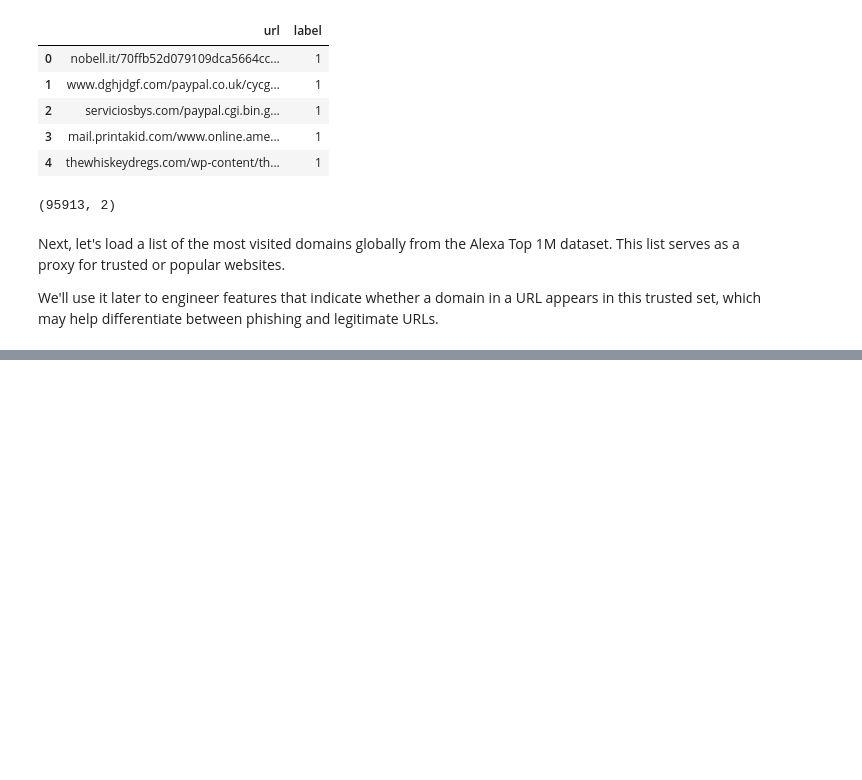
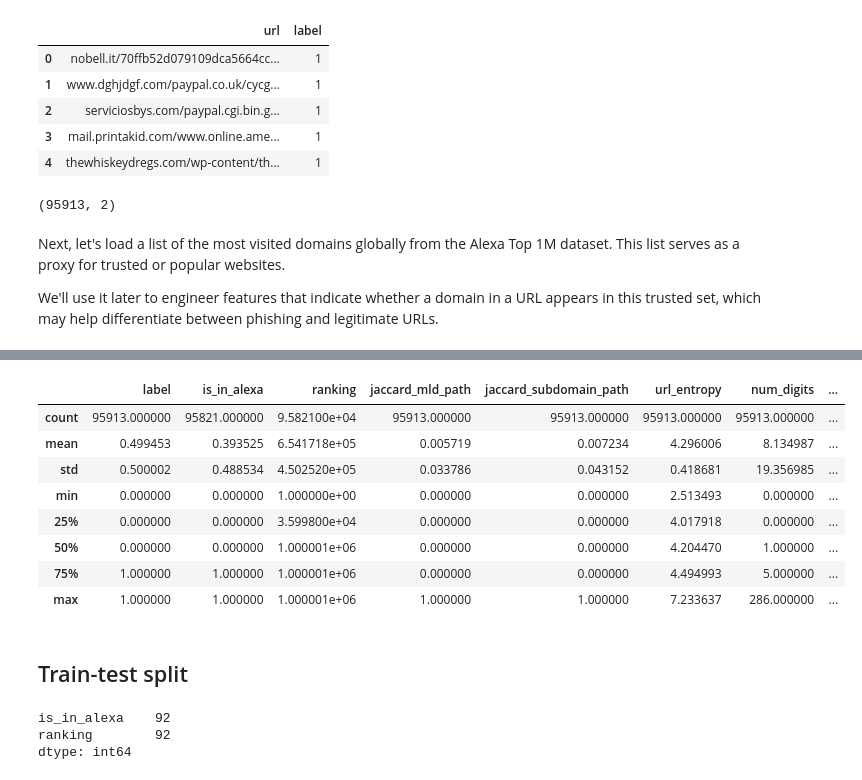
Before and after one commit to polinacsv/detecting-phishing-URLs, a Jupyter notebook: notebooks/modeling_pipeline.ipynb, the cells around one changed output, grey strips where cells are left out. Cells and saved outputs as stored; diff of their text form; code cells hidden in the pictures; blank space fills up the shorter version.

```diff
--- a/notebooks/modeling_pipeline.ipynb
+++ b/notebooks/modeling_pipeline.ipynb
@@ -62,0 +135,3 @@ alexa_df.head()
+# %%
+df = extract_jaccard_features(df)
+df[["jaccard_mld_path", "jaccard_subdomain_path"]].describe()
@@ -62,0 +177,6 @@ alexa_df.head()
+# %%
+# Apply entropy feature
+df = add_entropy_feature(df)
+
+# Preview the result
+df[['url', 'url_entropy']].head()
@@ -62,0 +220,15 @@ alexa_df.head()
+# %%
+# Apply the full feature extractor
+df = add_url_structure_features(df)
+
+# Preview all new features
+df[[
+    'url',
+    'num_digits',
+    'url_length',
+    'num_subdomains',
+    'num_path_segments',
+    'num_suspicious_keywords',
+    'num_special_chars',
+    'has_brand_conflict'
+]].head()
@@ -62,0 +263,14 @@ alexa_df.head()
+# %%
+df.describe()
+# %% [output]
+|  | label | is_in_alexa | ranking | jaccard_mld_path | jaccard_subdomain_path | url_entropy | num_digits | ... |
+| count | 95913.000000 | 95821.000000 | 9.582100e+04 | 95913.000000 | 95913.000000 | 95913.000000 | 95913.000000 | ... |
+| mean | 0.499453 | 0.393525 | 6.541718e+05 | 0.005719 | 0.007234 | 4.296006 | 8.134987 | ... |
+| std | 0.500002 | 0.488534 | 4.502520e+05 | 0.033786 | 0.043152 | 0.418681 | 19.356985 | ... |
+| min | 0.000000 | 0.000000 | 1.000000e+00 | 0.000000 | 0.000000 | 2.513493 | 0.000000 | ... |
+| 25% | 0.000000 | 0.000000 | 3.599800e+04 | 0.000000 | 0.000000 | 4.017918 | 0.000000 | ... |
+| 50% | 0.000000 | 0.000000 | 1.000001e+06 | 0.000000 | 0.000000 | 4.204470 | 1.000000 | ... |
+| 75% | 1.000000 | 1.000000 | 1.000001e+06 | 0.000000 | 0.000000 | 4.494993 | 5.000000 | ... |
+| max | 1.000000 | 1.000000 | 1.000001e+06 | 1.000000 | 1.000000 | 7.233637 | 286.000000 | ... |
+# %% [markdown]
+## Train-test split
@@ -62,0 +286,13 @@ alexa_df.head()
+# %%
+# Drop rows with missing labels
+df = df.dropna(subset=["label"])
+
+# Check for missing values in other columns
+missing_counts = df.isna().sum()
+
+# Show only columns that have missing values
+missing_counts[missing_counts > 0]
+# %% [output]
+is_in_alexa    92
+ranking        92
+dtype: int64
```
Also changed, not shown: parts of 31 cells of this notebook, 4 other files.
